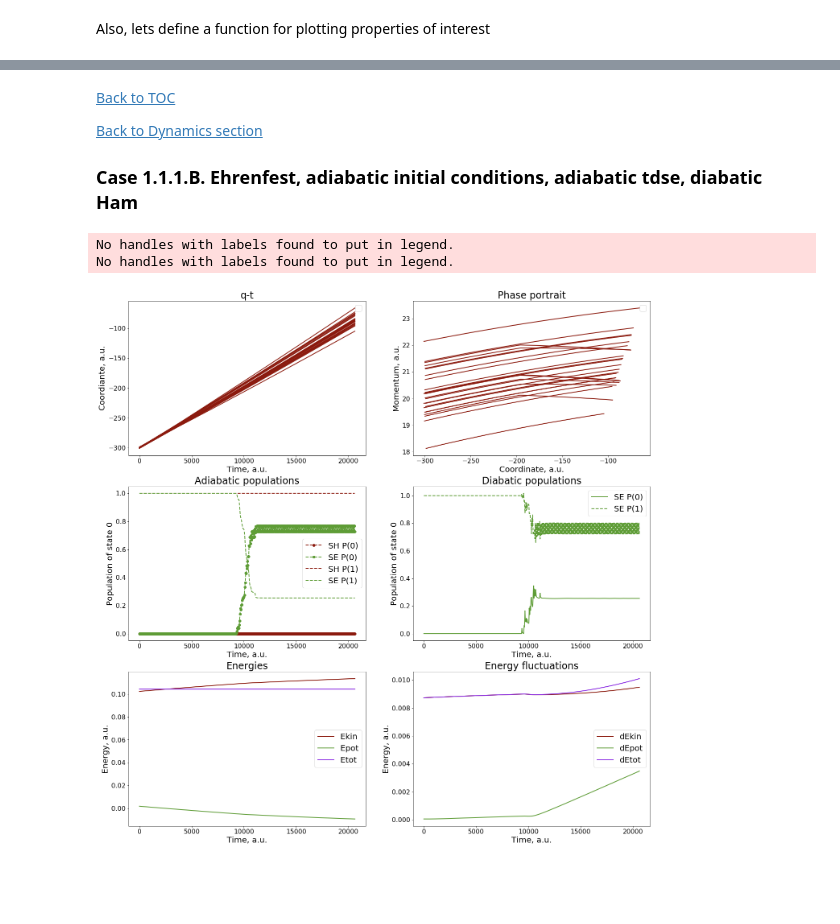
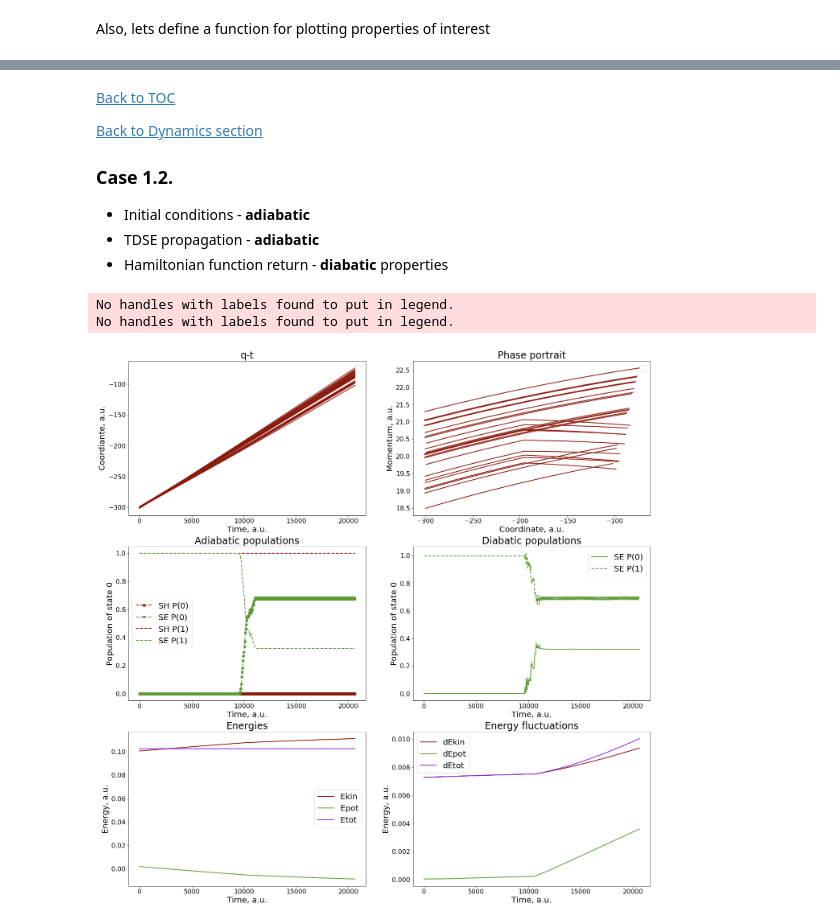
Before and after one commit to Quantum-Dynamics-Hub/libra-code, a Jupyter notebook: notebooks/Example16_Dynamics/Dynamics_Tutorial-2.ipynb, the cells around one changed output, grey strips where cells are left out. Cells and saved outputs as stored; diff of their text form; code cells hidden in the pictures; blank space fills up the shorter version.

```diff
--- a/notebooks/Example16_Dynamics/Dynamics_Tutorial-2.ipynb
+++ b/notebooks/Example16_Dynamics/Dynamics_Tutorial-2.ipynb
@@ -476,7 +437,7 @@ There are several scenarios of how NA-MD can be run.
 In addition, a number of settings can be kept fixed - they are outside of our current focus, so can be defined here only once
 # %%
 dyn_params = { "rep_tdse":1, "rep_ham":0, "rep_sh":1, "rep_lz":0, "tsh_method":-1,
-               "force_method":1, "nac_update_method":1, "rep_force":1,
+               "force_method":2, "nac_update_method":1, "rep_force":1,
                "use_boltz_factor":0, "Temperature":300.0, "do_reverse":1, "vel_rescale_opt":1,
                "do_phase_correction":1, "tol":1e-3,
                "state_tracking_algo":2, "MK_alpha":0.0, "MK_verbosity":0,
@@ -587,6 +549,7 @@ Now lets consider all the options
 # %%
-dyn_params.update({"prefix":"T2-1-1-1-A"})
-res = dynamics_recipes.Ehrenfest_dia0_adi_diah(q, p, iM, compute_model, init_elec, dyn_params, {"model":1}, rnd)
+dyn_params.update({"prefix":"T2-1-1"})
+model_params = {"model":1, "model0":1}
+res = dynamics_recipes_Ehrenfest.Ehrenfest_dia0_adi_diah(q, p, iM, dyn_params, compute_model, model_params, init_elec, rnd)
 plot_dyn(res)
 # %% [output]
 No handles with labels found to put in legend.
@@ -595,16 +558,21 @@ No handles with labels found to put in legend.
 # %% [markdown]
-<a name="case-1-1-1-B"></a>
+<a name="case-1-2"></a>
 [Back to TOC](#TOC)
 
 [Back to Dynamics section](#dynamics)
 
-### Case 1.1.1.B.    Ehrenfest, adiabatic initial conditions, adiabatic tdse, diabatic Ham
+### Case 1.2.
+
+* Initial conditions - **adiabatic**
+* TDSE propagation - **adiabatic**
+* Hamiltonian function return - **diabatic** properties
 # %%
 # Initialize electronic variables
-dyn_params.update({"prefix":"T2-1-1-1-B"})
-res = dynamics_recipes.Ehrenfest_adi0_adi_diah(q, p, iM, compute_model, init_elec, dyn_params, {"model":1}, rnd)
+dyn_params.update({"prefix":"T2-1-2"})
+model_params = {"model":1, "model0":1}
+res = dynamics_recipes_Ehrenfest.Ehrenfest_adi0_adi_diah(q, p, iM, dyn_params, compute_model, model_params, init_elec, rnd)
 plot_dyn(res)
 # %% [output]
 No handles with labels found to put in legend.
 No handles with labels found to put in legend.
-[figure, old version]
+[figure, new version]
```
Also changed, not shown: parts of 28 cells of this notebook, 10 other files.
